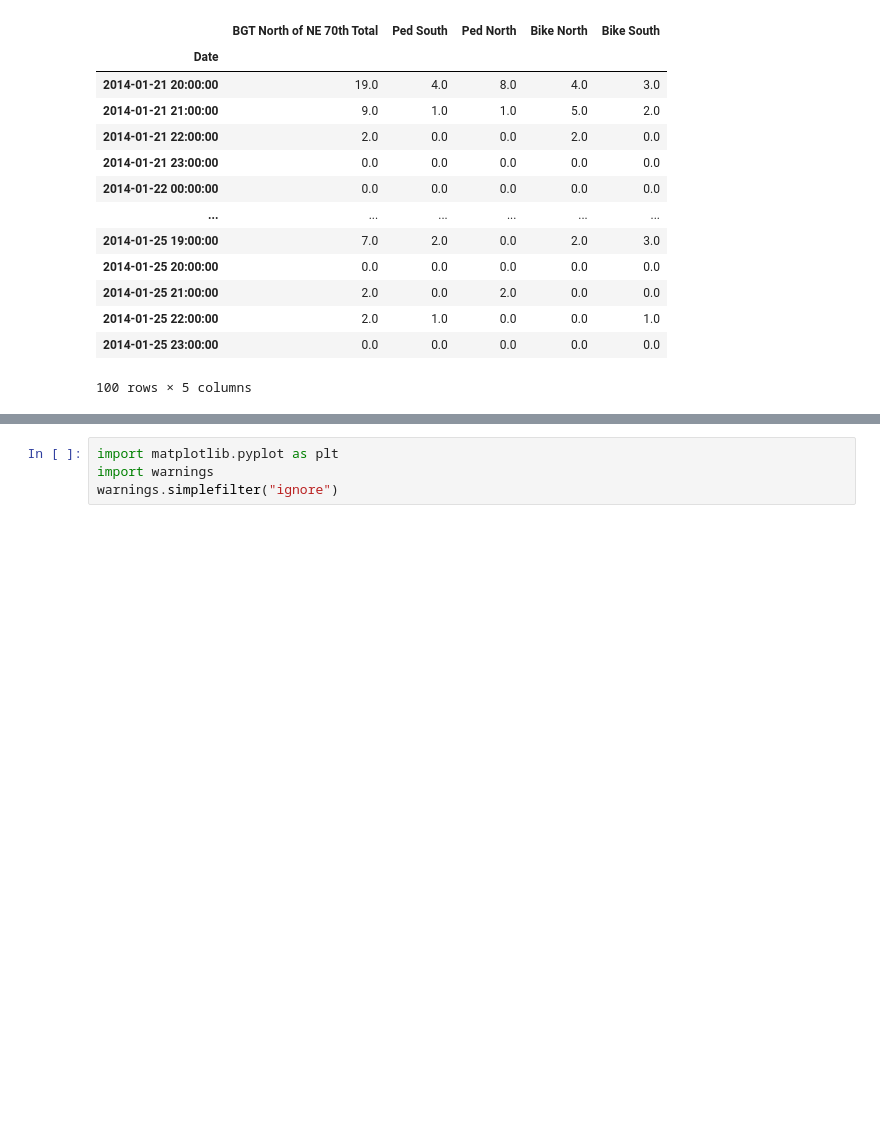
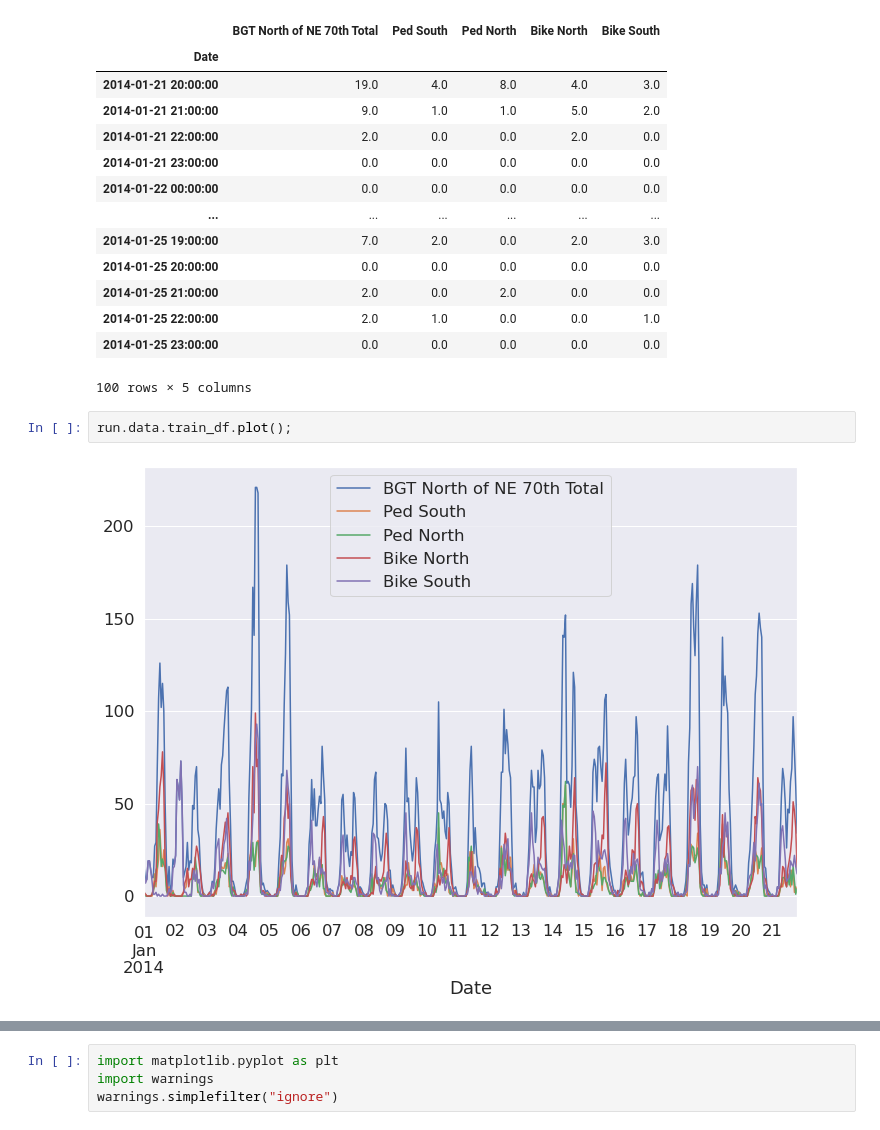
Before and after one commit to jimgoo/metaflow-tabular, a Jupyter notebook: metaflow_tabular/forecasting_flow.ipynb, the cells around one changed output, grey strips where cells are left out. Saved outputs shown, nothing was run; the diff lists cells and outputs as text; blank space fills up the shorter version.

```diff
--- a/metaflow_tabular/forecasting_flow.ipynb
+++ b/metaflow_tabular/forecasting_flow.ipynb
@@ -143,3 +129,7 @@ run.data.test_df
 | 2014-01-25 22:00:00 | 2.0 | 1.0 | 0.0 | 0.0 | 1.0 |
 | 2014-01-25 23:00:00 | 0.0 | 0.0 | 0.0 | 0.0 | 0.0 |
 100 rows × 5 columns
+# %%
+run.data.train_df.plot();
+# %% [output]
+[figure, added]
```
Also changed, not shown: parts of 15 cells of this notebook, 2 other files.
